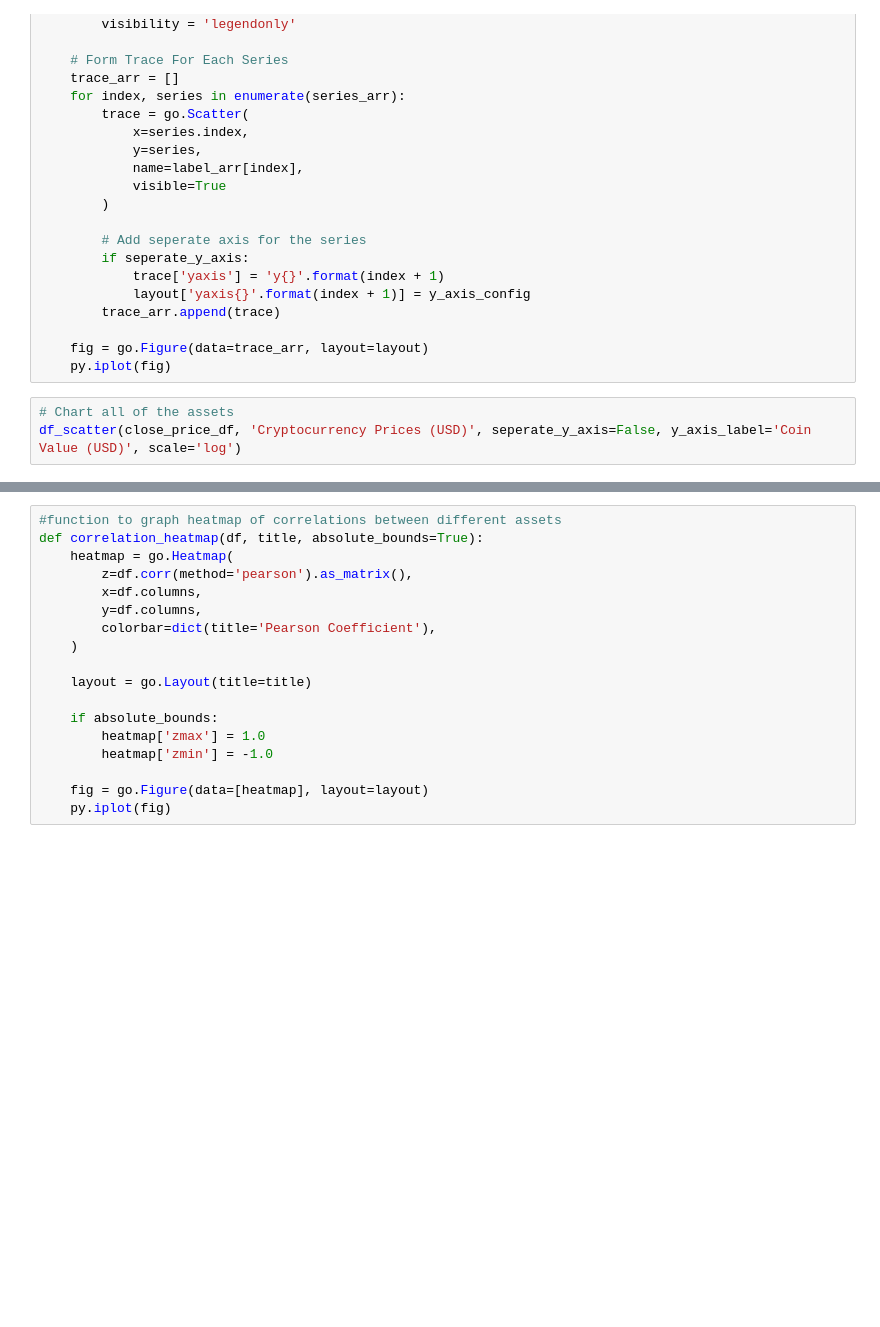
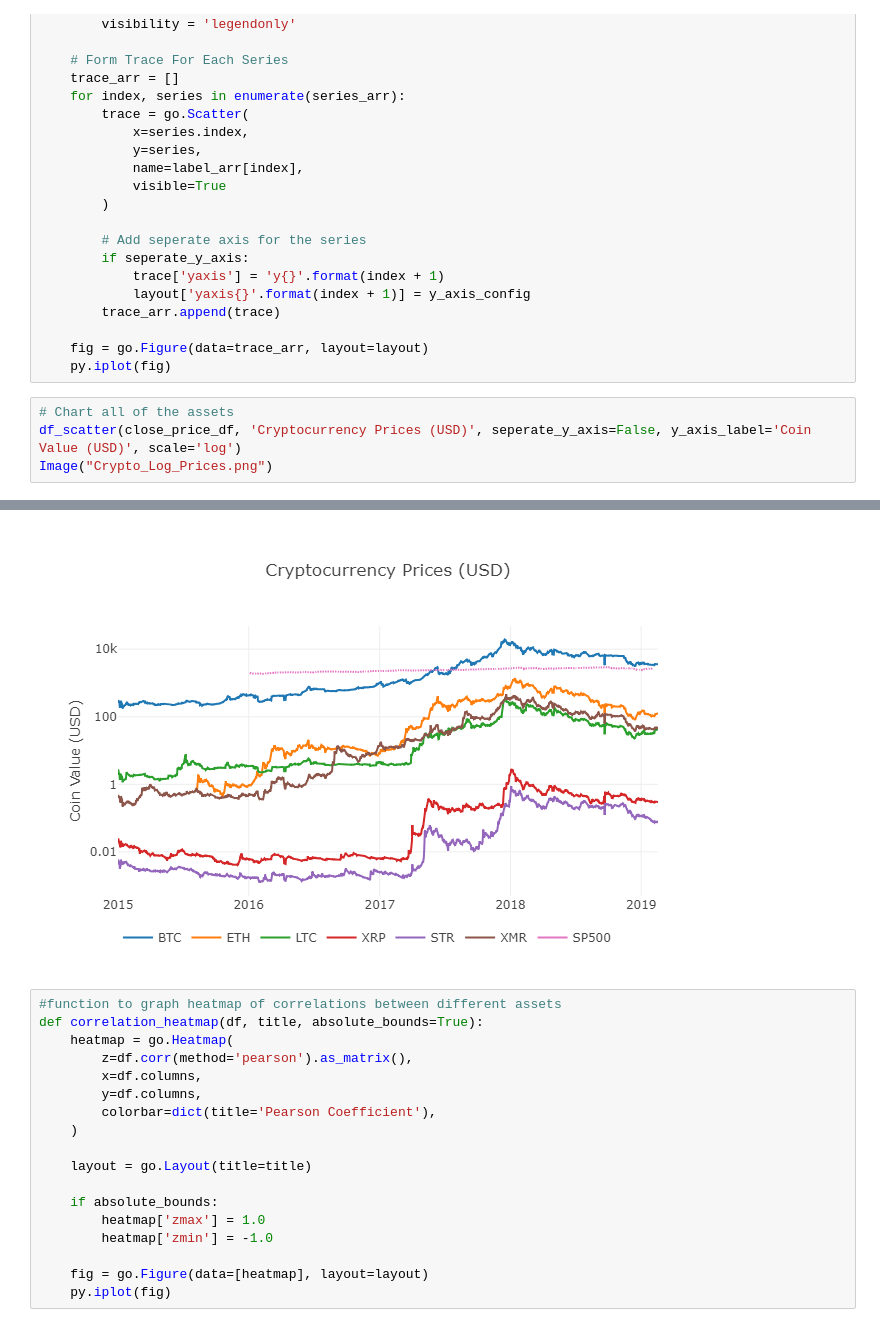
Before and after one commit to kyjohnson92/Crypto_ML, a Jupyter notebook: Crypto-Price-Analysis.ipynb, the cells around one changed output, grey strips where cells are left out. Saved outputs shown, nothing was run; the diff lists cells and outputs as text; blank space fills up the shorter version.

```diff
--- a/Crypto-Price-Analysis.ipynb
+++ b/Crypto-Price-Analysis.ipynb
@@ -268,8 +257,10 @@ def df_scatter(df, title, seperate_y_axis=False, y_axis_label='', scale='linear'
 # %%
 # Chart all of the assets
 df_scatter(close_price_df, 'Cryptocurrency Prices (USD)', seperate_y_axis=False, y_axis_label='Coin Value (USD)', scale='log')
+Image("Crypto_Log_Prices.png")
 # %% [output]
 [interactive output not drawn]
+[figure, added]
 # %%
 #function to graph heatmap of correlations between different assets
 def correlation_heatmap(df, title, absolute_bounds=True):
```
Also changed, not shown: parts of 7 cells of this notebook.
